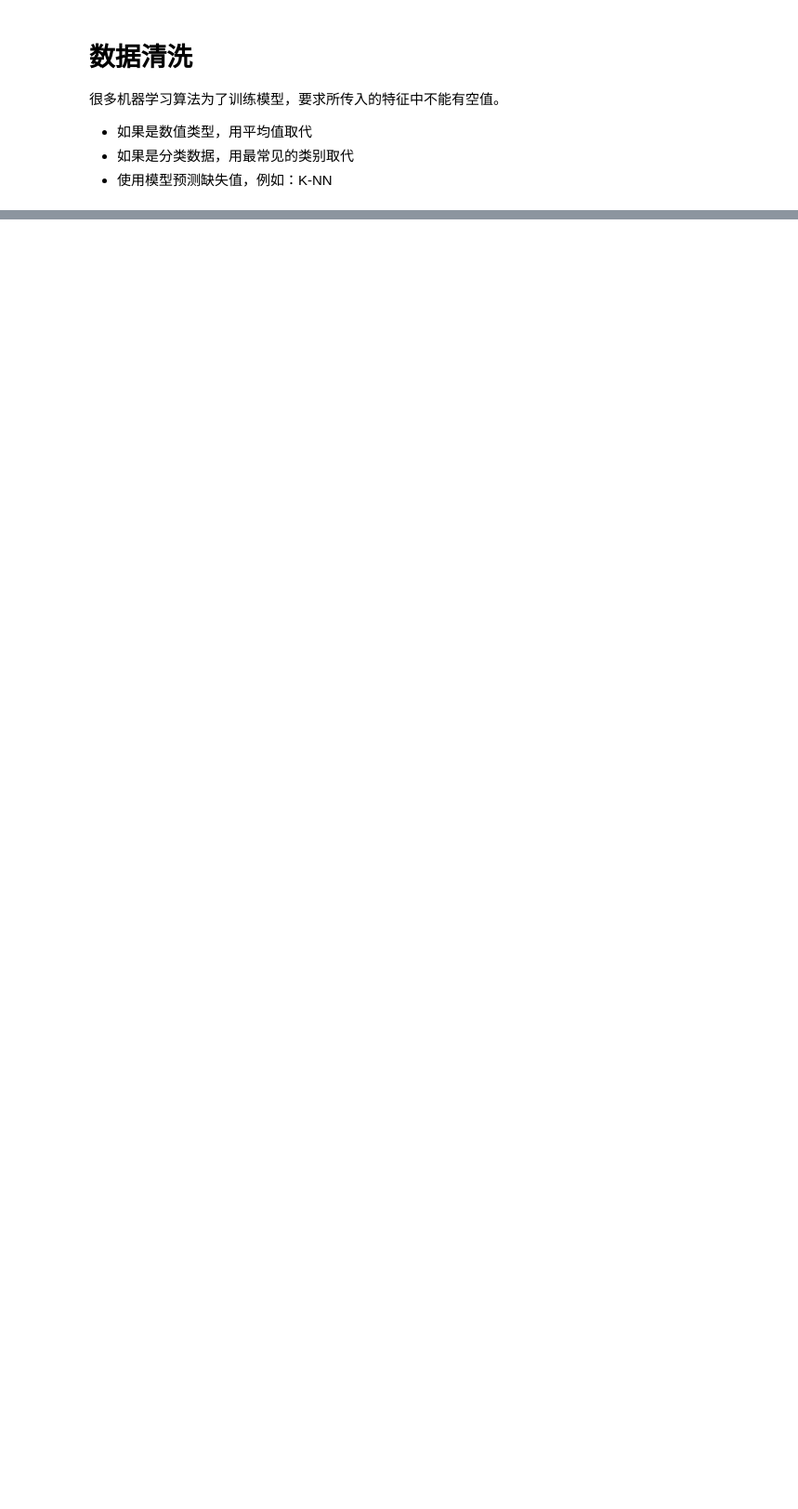
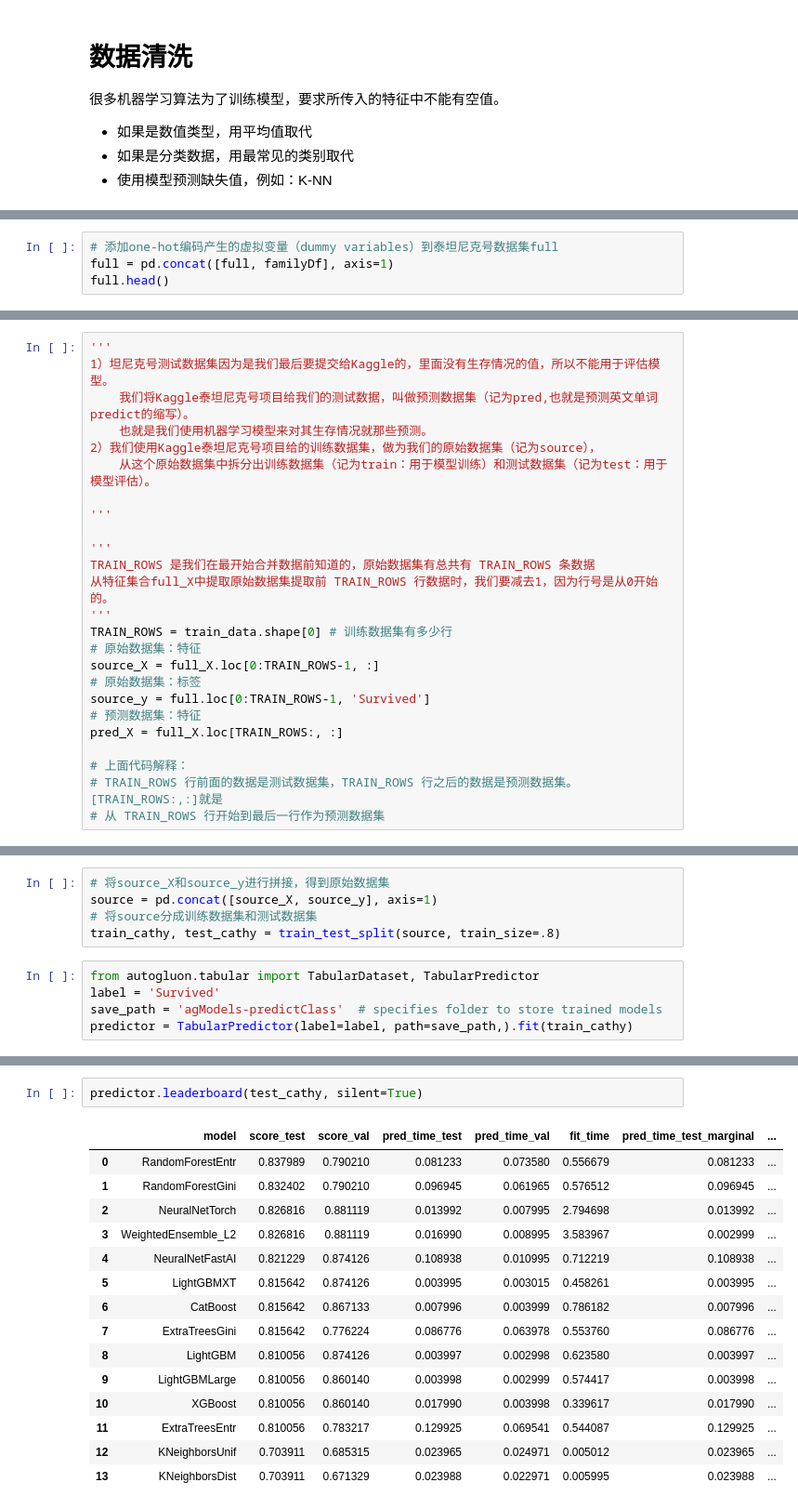
Before and after one commit to cathylove47/ML_for_kaggle, a Jupyter notebook: code/泰坦尼克.ipynb, the cells around one changed output, grey strips where cells are left out. Shown: that part at 93% size. Drawn from its saved outputs; the diff is of its cells as text; blank space fills up the shorter version.

```diff
--- a/code/泰坦尼克.ipynb
+++ b/code/泰坦尼克.ipynb
@@ -60,0 +315,4 @@ PrintMissing(full)
+# %%
+# 添加one-hot编码产生的虚拟变量（dummy variables）到泰坦尼克号数据集full
+full = pd.concat([full, familyDf], axis=1)
+full.head()
@@ -60,0 +340,25 @@ PrintMissing(full)
+# %%
+'''
+1）坦尼克号测试数据集因为是我们最后要提交给Kaggle的，里面没有生存情况的值，所以不能用于评估模型。
+    我们将Kaggle泰坦尼克号项目给我们的测试数据，叫做预测数据集（记为pred,也就是预测英文单词predict的缩写）。
+    也就是我们使用机器学习模型来对其生存情况就那些预测。
+2）我们使用Kaggle泰坦尼克号项目给的训练数据集，做为我们的原始数据集（记为source），
+    从这个原始数据集中拆分出训练数据集（记为train：用于模型训练）和测试数据集（记为test：用于模型评估）。
+
+'''
+
+'''
+TRAIN_ROWS 是我们在最开始合并数据前知道的，原始数据集有总共有 TRAIN_ROWS 条数据
+从特征集合full_X中提取原始数据集提取前 TRAIN_ROWS 行数据时，我们要减去1，因为行号是从0开始的。
+'''
+TRAIN_ROWS = train_data.shape[0] # 训练数据集有多少行
+# 原始数据集：特征
+source_X = full_X.loc[0:TRAIN_ROWS-1, :]
+# 原始数据集：标签
+source_y = full.loc[0:TRAIN_ROWS-1, 'Survived']
+# 预测数据集：特征
+pred_X = full_X.loc[TRAIN_ROWS:, :]
+
+# 上面代码解释：
+# TRAIN_ROWS 行前面的数据是测试数据集，TRAIN_ROWS 行之后的数据是预测数据集。[TRAIN_ROWS:,:]就是
+# 从 TRAIN_ROWS 行开始到最后一行作为预测数据集
@@ -60,0 +424,10 @@ PrintMissing(full)
+# %%
+# 将source_X和source_y进行拼接，得到原始数据集
+source = pd.concat([source_X, source_y], axis=1)
+# 将source分成训练数据集和测试数据集
+train_cathy, test_cathy = train_test_split(source, train_size=.8)
+# %%
+from autogluon.tabular import TabularDataset, TabularPredictor
+label = 'Survived'
+save_path = 'agModels-predictClass'  # specifies folder to store trained models
+predictor = TabularPredictor(label=label, path=save_path,).fit(train_cathy)
@@ -60,0 +469,18 @@ PrintMissing(full)
+# %%
+predictor.leaderboard(test_cathy, silent=True)
+# %% [output]
+|  | model | score_test | score_val | pred_time_test | pred_time_val | fit_time | pred_time_test_marginal | ... |
+| 0 | RandomForestEntr | 0.837989 | 0.790210 | 0.081233 | 0.073580 | 0.556679 | 0.081233 | ... |
+| 1 | RandomForestGini | 0.832402 | 0.790210 | 0.096945 | 0.061965 | 0.576512 | 0.096945 | ... |
+| 2 | NeuralNetTorch | 0.826816 | 0.881119 | 0.013992 | 0.007995 | 2.794698 | 0.013992 | ... |
+| 3 | WeightedEnsemble_L2 | 0.826816 | 0.881119 | 0.016990 | 0.008995 | 3.583967 | 0.002999 | ... |
+| 4 | NeuralNetFastAI | 0.821229 | 0.874126 | 0.108938 | 0.010995 | 0.712219 | 0.108938 | ... |
+| 5 | LightGBMXT | 0.815642 | 0.874126 | 0.003995 | 0.003015 | 0.458261 | 0.003995 | ... |
+| 6 | CatBoost | 0.815642 | 0.867133 | 0.007996 | 0.003999 | 0.786182 | 0.007996 | ... |
+| 7 | ExtraTreesGini | 0.815642 | 0.776224 | 0.086776 | 0.063978 | 0.553760 | 0.086776 | ... |
+| 8 | LightGBM | 0.810056 | 0.874126 | 0.003997 | 0.002998 | 0.623580 | 0.003997 | ... |
+| 9 | LightGBMLarge | 0.810056 | 0.860140 | 0.003998 | 0.002999 | 0.574417 | 0.003998 | ... |
+| 10 | XGBoost | 0.810056 | 0.860140 | 0.017990 | 0.003998 | 0.339617 | 0.017990 | ... |
+| 11 | ExtraTreesEntr | 0.810056 | 0.783217 | 0.129925 | 0.069541 | 0.544087 | 0.129925 | ... |
+| 12 | KNeighborsUnif | 0.703911 | 0.685315 | 0.023965 | 0.024971 | 0.005012 | 0.023965 | ... |
+| 13 | KNeighborsDist | 0.703911 | 0.671329 | 0.023988 | 0.022971 | 0.005995 | 0.023988 | ... |
```
Also changed, not shown: parts of 37 cells of this notebook, 3 other files.
